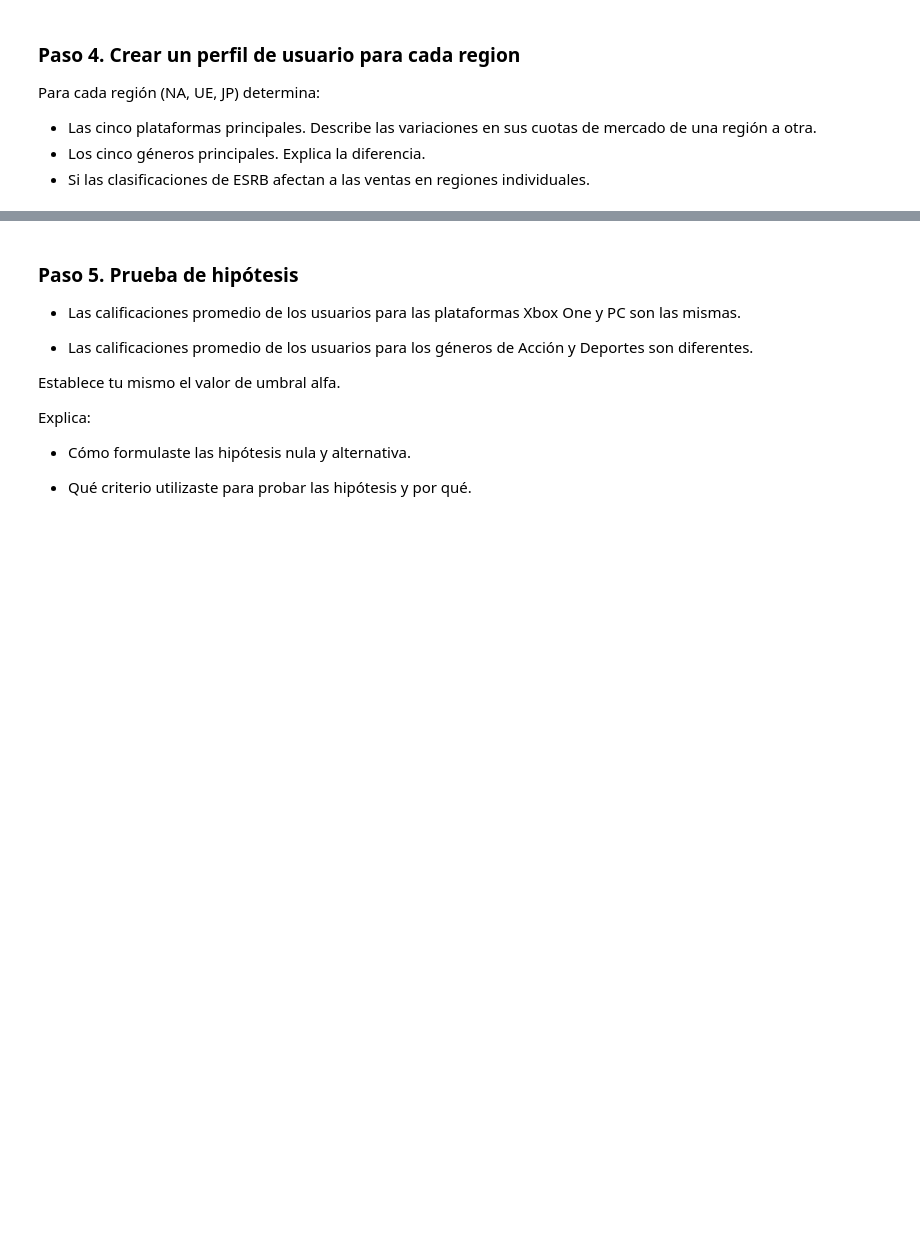
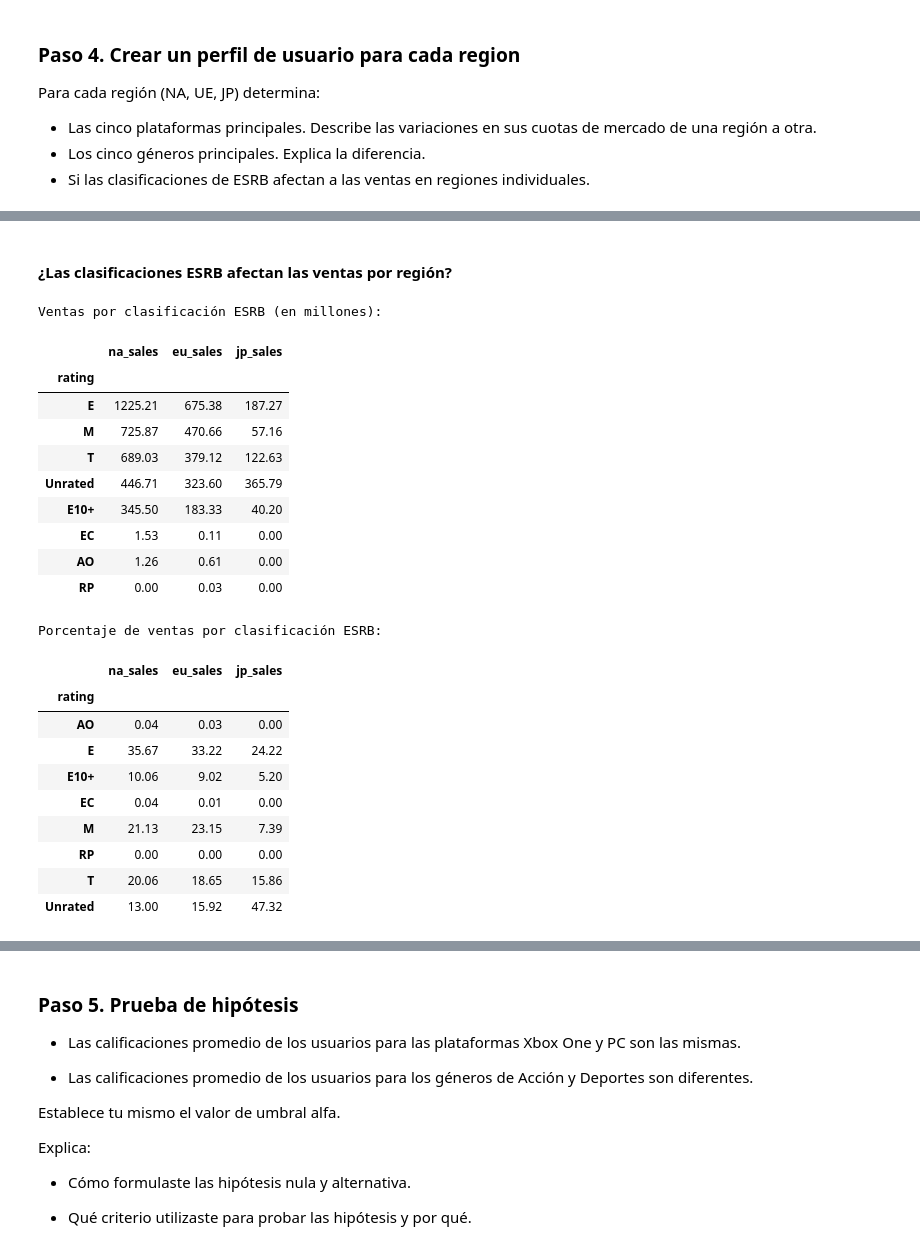
Before and after one commit to RulasBoy/TripleTen-Bootcamp, a Jupyter notebook: Sprint 6/notebook.ipynb, the cells around one changed output, grey strips where cells are left out. Saved outputs shown, nothing was run; the diff lists cells and outputs as text; code cells hidden in the pictures; blank space fills up the shorter version.

```diff
--- a/Sprint 6/notebook.ipynb
+++ b/Sprint 6/notebook.ipynb
@@ -630,0 +759,41 @@ Para cada región (NA, UE, JP) determina:
+# %% [markdown]
+#### ¿Las clasificaciones ESRB afectan las ventas por región?
+# %%
+# Agrupar por clasificación ESRB y sumar las ventas por región
+rating_sales = df_games.groupby('rating')[['na_sales', 'eu_sales', 'jp_sales']].sum()
+
+# Ordenar por región si se desea ver una en particular primero (ejemplo: Norteamérica)
+rating_sales_sorted = rating_sales.sort_values('na_sales', ascending=False)
+
+# Mostrar ventas absolutas por clasificación
+print("Ventas por clasificación ESRB (en millones):")
+display(rating_sales_sorted)
+
+# Calcular el porcentaje de ventas de cada clasificación respecto al total por región
+rating_sales_pct = rating_sales.div(rating_sales.sum()) * 100
+
+print("Porcentaje de ventas por clasificación ESRB:")
+display(rating_sales_pct.round(2))
+# %% [output]
+Ventas por clasificación ESRB (en millones):
+|  | na_sales | eu_sales | jp_sales |
+| rating |  |  |  |
+| E | 1225.21 | 675.38 | 187.27 |
+| M | 725.87 | 470.66 | 57.16 |
+| T | 689.03 | 379.12 | 122.63 |
+| Unrated | 446.71 | 323.60 | 365.79 |
+| E10+ | 345.50 | 183.33 | 40.20 |
+| EC | 1.53 | 0.11 | 0.00 |
+| AO | 1.26 | 0.61 | 0.00 |
+| RP | 0.00 | 0.03 | 0.00 |
+Porcentaje de ventas por clasificación ESRB:
+|  | na_sales | eu_sales | jp_sales |
+| rating |  |  |  |
+| AO | 0.04 | 0.03 | 0.00 |
+| E | 35.67 | 33.22 | 24.22 |
+| E10+ | 10.06 | 9.02 | 5.20 |
+| EC | 0.04 | 0.01 | 0.00 |
+| M | 21.13 | 23.15 | 7.39 |
+| RP | 0.00 | 0.00 | 0.00 |
+| T | 20.06 | 18.65 | 15.86 |
+| Unrated | 13.00 | 15.92 | 47.32 |
```
Also changed, not shown: parts of 16 cells of this notebook.
